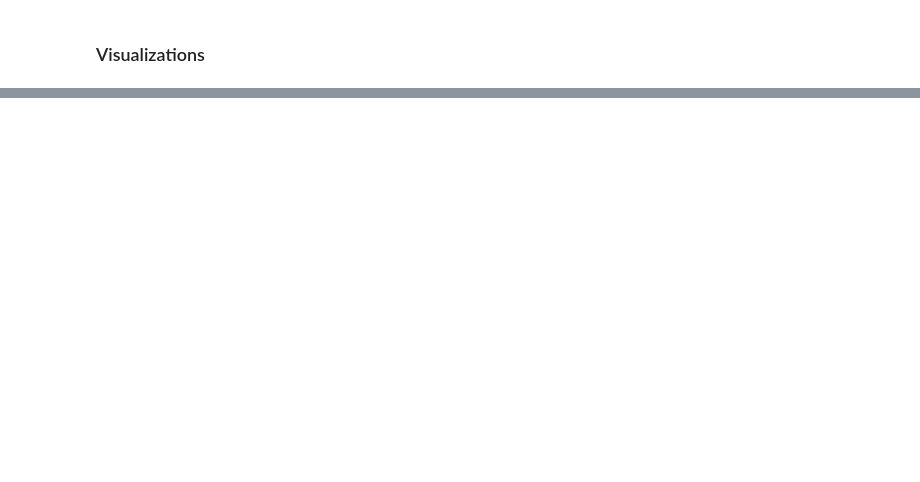
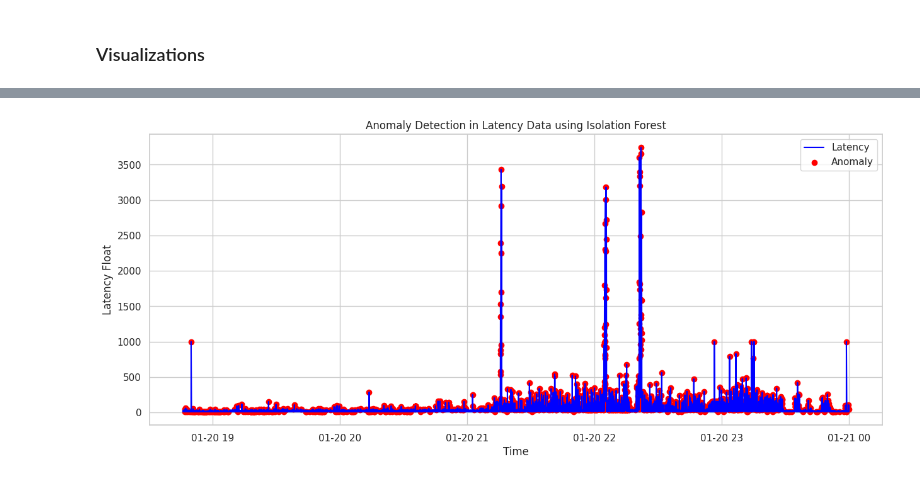
Before and after one commit to Chudbrochil/ping_tester, a Jupyter notebook: ping_analysis.ipynb, the cells around one changed output, grey strips where cells are left out. Saved outputs shown, nothing was run; the diff lists cells and outputs as text; code cells hidden in the pictures; blank space fills up the shorter version.

Commit message:
Add anomaly detection (IsolationForest) to visualizations.

```diff
--- a/ping_analysis.ipynb
+++ b/ping_analysis.ipynb
@@ -124,0 +135,26 @@ plt.show()
+# %%
+from sklearn.ensemble import IsolationForest
+
+df['latency_nonulls'] = df['latency_float'].fillna(1000) # Handling NaNs
+
+# Adjusting the contamination factor
+contamination_factor = 0.01 # Default is 0.1, but may be a bit too sensitive for our use-case.
+clf = IsolationForest(n_estimators=100, contamination=contamination_factor, random_state=42)
+df['anomaly'] = clf.fit_predict(df[['latency_nonulls']].values.reshape(-1, 1))
+
+# Counting anomalies per hour
+df['hour'] = df['time'].dt.floor('H')  # Create a new column to represent the hour
+anomaly_counts = df[df['anomaly'] == -1].groupby('hour').size()
+print(f"Anomaly counts by hour:\n{anomaly_counts}")
+
+# Plotting the results
+plt.figure(figsize=(15, 6))
+plt.plot(df['time'], df['latency_nonulls'], color='blue', label='Latency')
+anomalies = df[df['anomaly'] == -1]
+plt.scatter(anomalies['time'], anomalies['latency_nonulls'], color='red', label='Anomaly')
+plt.title('Anomaly Detection in Latency Data using Isolation Forest')
+plt.xlabel('Time')
+plt.ylabel('Latency Float')
+plt.legend()
+plt.show()
+# %% [output]
@@ -124,0 +170 @@ plt.show()
+[figure, added]
```
Also changed, not shown: parts of 9 cells of this notebook.
